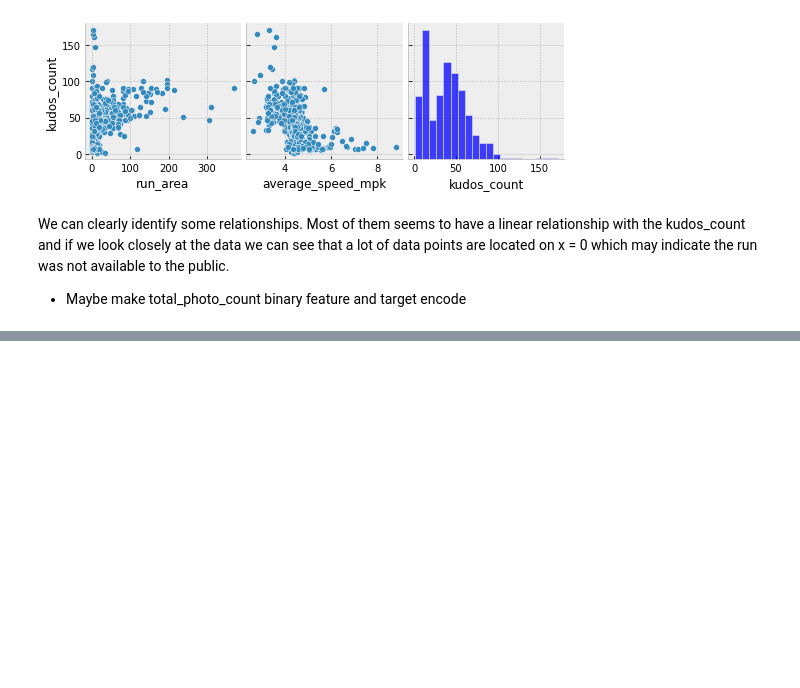
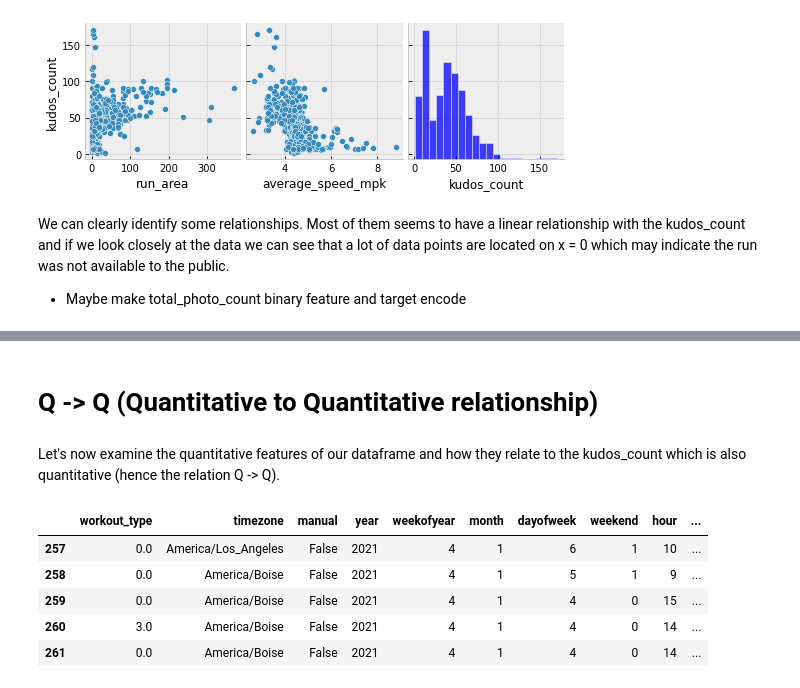
Before and after one commit to jackmleitch/StravaKudos, a Jupyter notebook: notebooks/EDA.ipynb, the cells around one changed output, grey strips where cells are left out. Cells and saved outputs as stored; diff of their text form; code cells hidden in the pictures; blank space fills up the shorter version.

```diff
--- a/notebooks/EDA.ipynb
+++ b/notebooks/EDA.ipynb
@@ -285,0 +354,14 @@ We can clearly identify some relationships. Most of them seems to have a linear
+# %% [markdown]
+# Q -> Q (Quantitative to Quantitative relationship)
+# %% [markdown]
+Let's now examine the quantitative features of our dataframe and how they relate to the kudos_count which is also quantitative (hence the relation Q -> Q).
+# %%
+data_cat = data[cat_cols]
+data_cat.head()
+# %% [output]
+|  | workout_type | timezone | manual | year | weekofyear | month | dayofweek | weekend | hour | ... |
+| 257 | 0.0 | America/Los_Angeles | False | 2021 | 4 | 1 | 6 | 1 | 10 | ... |
+| 258 | 0.0 | America/Boise | False | 2021 | 4 | 1 | 5 | 1 | 9 | ... |
+| 259 | 0.0 | America/Boise | False | 2021 | 4 | 1 | 4 | 0 | 15 | ... |
+| 260 | 3.0 | America/Boise | False | 2021 | 4 | 1 | 4 | 0 | 14 | ... |
+| 261 | 0.0 | America/Boise | False | 2021 | 4 | 1 | 4 | 0 | 14 | ... |
```
Also changed, not shown: parts of 12 cells of this notebook, 7 other files.
